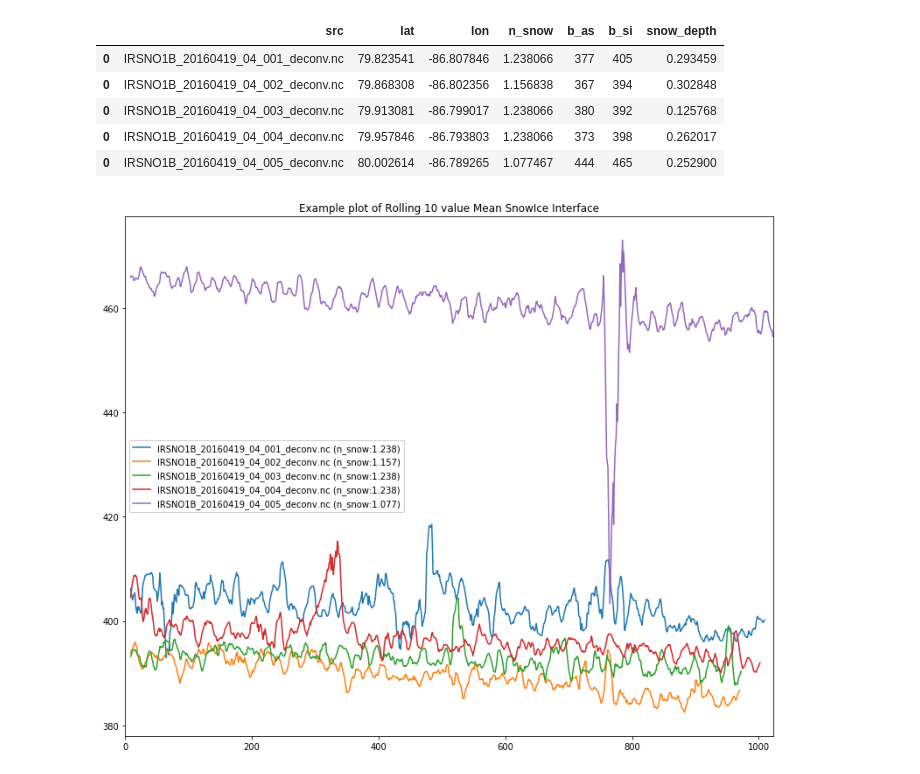
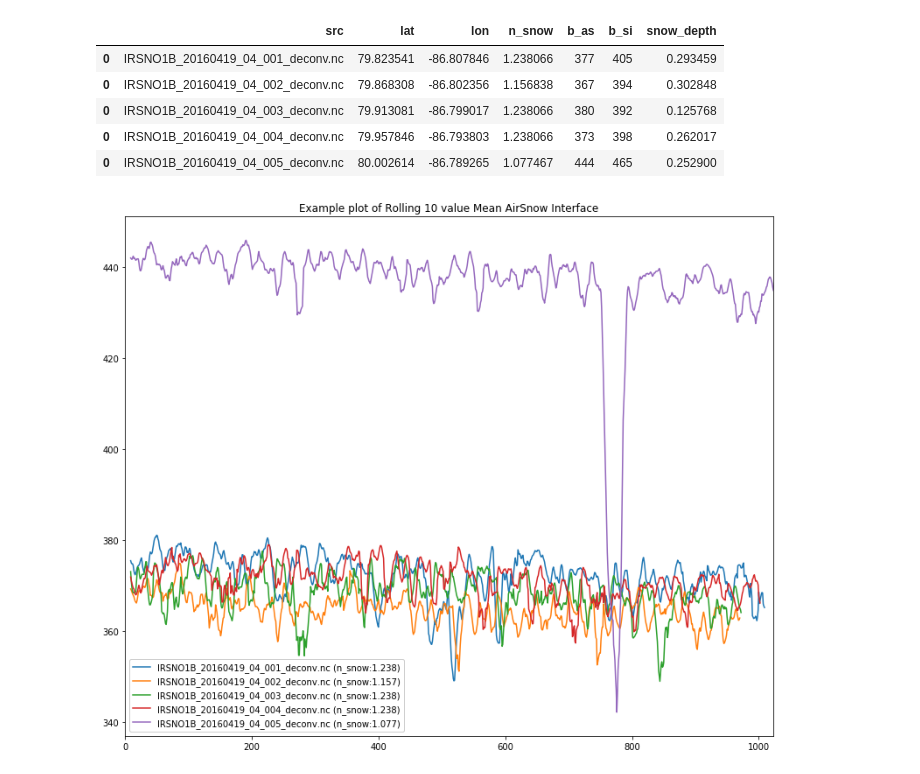
Before and after one commit to kingjml/pySnowRadar, a Jupyter notebook: pySnowRadar/batch-from-module.ipynb, the cells around one changed output. Saved outputs shown, nothing was run; the diff lists cells and outputs as text; code cells hidden in the pictures.

```diff
--- a/pySnowRadar/batch-from-module.ipynb
+++ b/pySnowRadar/batch-from-module.ipynb
@@ -63,5 +66,5 @@ Loading: IRSNO1B_20160419_04_006_deconv.nc (meta)
 # %%
 %%time
 snow_density = [0.300, 0.200, 0.300, 0.3, 0.1]
-df = batch_process(filtered, snow_density, workers=5)
+df = batch_process(filtered, snow_density, workers=5, dump_results=True)
 # %% [output]
@@ -95,11 +98,11 @@ df.loc[0]
 # %%
 fig, ax = plt.subplots(figsize=(11,9))
 for srcfile in df.src.unique():
-    data = df.loc[df.src == srcfile, ['n_snow', 'b_si']]
+    data = df.loc[df.src == srcfile, ['n_snow', 'b_as']]
     label = '{f} (n_snow:{sd:.3f})'.format(f=srcfile, sd=data.n_snow.unique()[0])
-    data.b_si.rolling(10).mean().plot(ax=ax, label=label)
-ax.set_title('Example plot of Rolling 10 value Mean SnowIce Interface')
+    data.b_as.rolling(10).mean().plot(ax=ax, label=label)
+ax.set_title('Example plot of Rolling 10 value Mean AirSnow Interface')
 ax.legend(loc=0,framealpha=1)
 fig.tight_layout();
 # %% [output]
-[figure, old version]
+[figure, new version]
```
Also changed, not shown: parts of 3 cells of this notebook, 2 other files.
